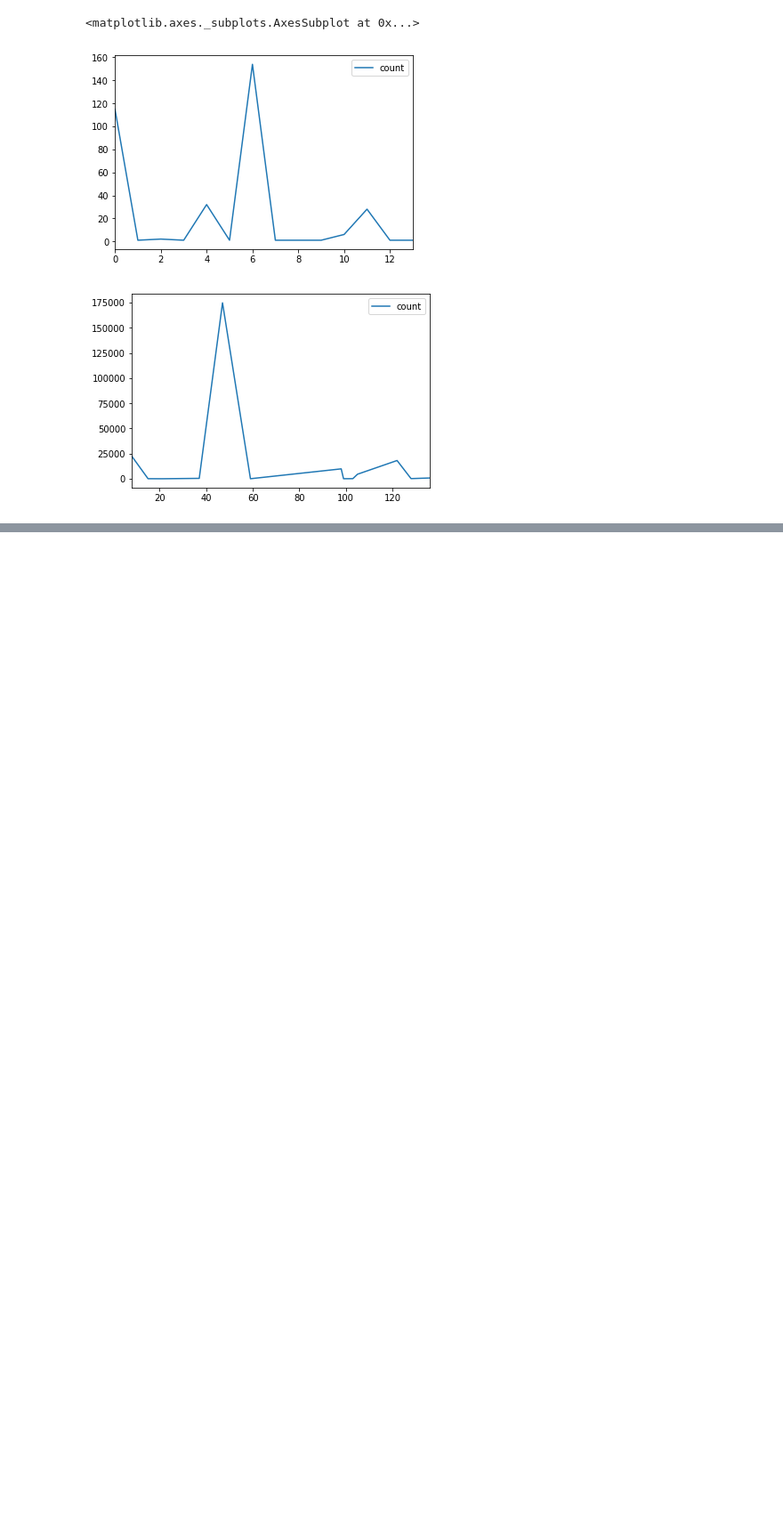
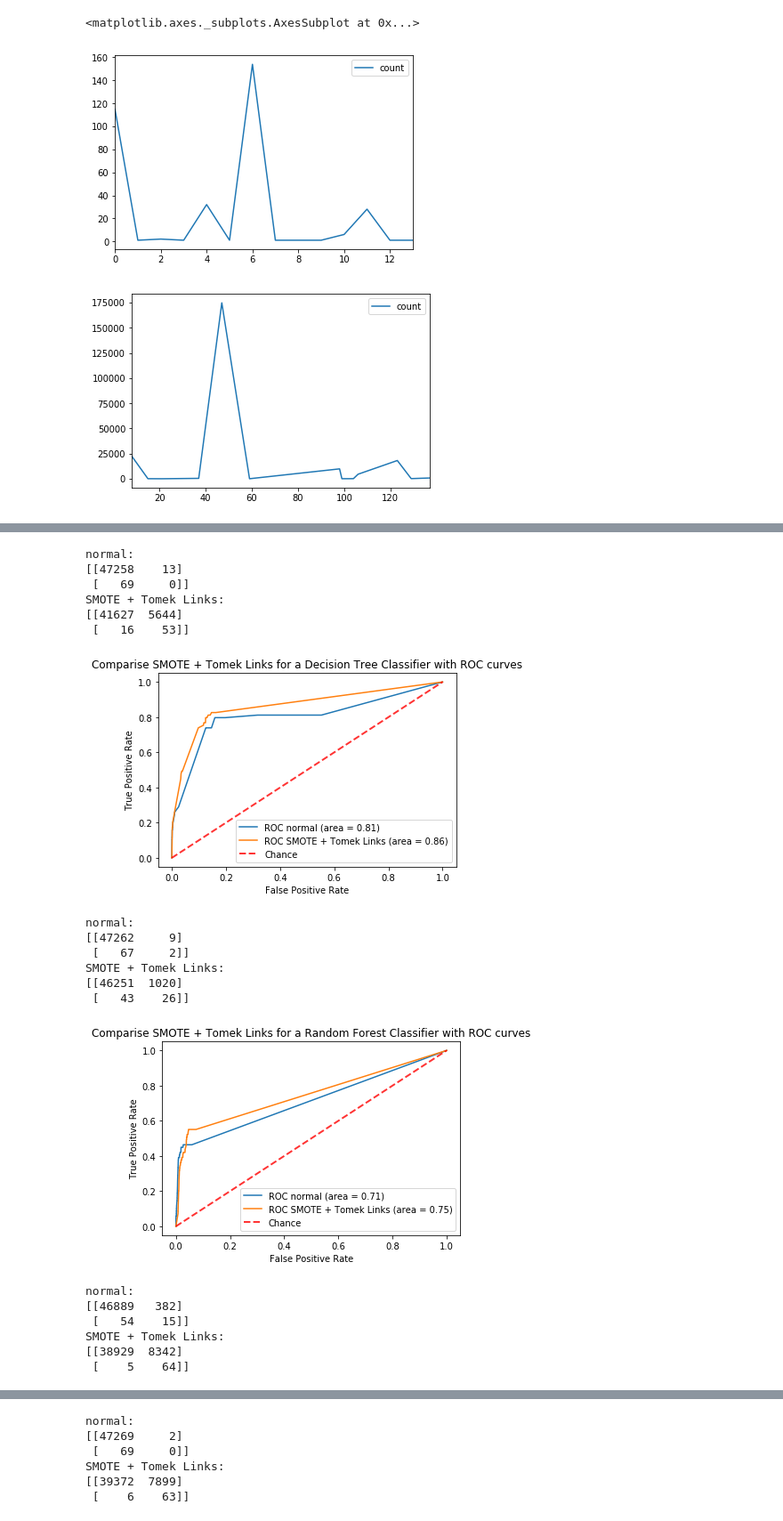
Before and after one commit to R-Graafmans/CDA_CS4035, a Jupyter notebook: Week 1 - Credit Card Fraud/main.ipynb, the cells around one changed output, grey strips where cells are left out. Shown at 89% size. Drawn from its saved outputs; the diff is of its cells as text; code cells hidden in the pictures; blank space fills up the shorter version.

```diff
--- a/Week 1 - Credit Card Fraud/main.ipynb
+++ b/Week 1 - Credit Card Fraud/main.ipynb
@@ -147,0 +315,24 @@ Average amount in USD for the benign cases: 87.06378282258909
+# %%
+smt = SMOTETomek(ratio='auto')
+try_sampling(smt, 'SMOTE + Tomek Links')
+# %% [output]
+normal:
+[[47258    13]
+ [   69     0]]
+SMOTE + Tomek Links:
+[[41627  5644]
+ [   16    53]]
+[figure, added]
+normal:
+[[47262     9]
+ [   67     2]]
+SMOTE + Tomek Links:
+[[46251  1020]
+ [   43    26]]
+[figure, added]
+normal:
+[[46889   382]
+ [   54    15]]
+SMOTE + Tomek Links:
+[[38929  8342]
+ [    5    64]]
@@ -147,0 +340,6 @@ Average amount in USD for the benign cases: 87.06378282258909
+normal:
+[[47269     2]
+ [   69     0]]
+SMOTE + Tomek Links:
+[[39372  7899]
+ [    6    63]]
```
Also changed, not shown: parts of 14 cells of this notebook.
